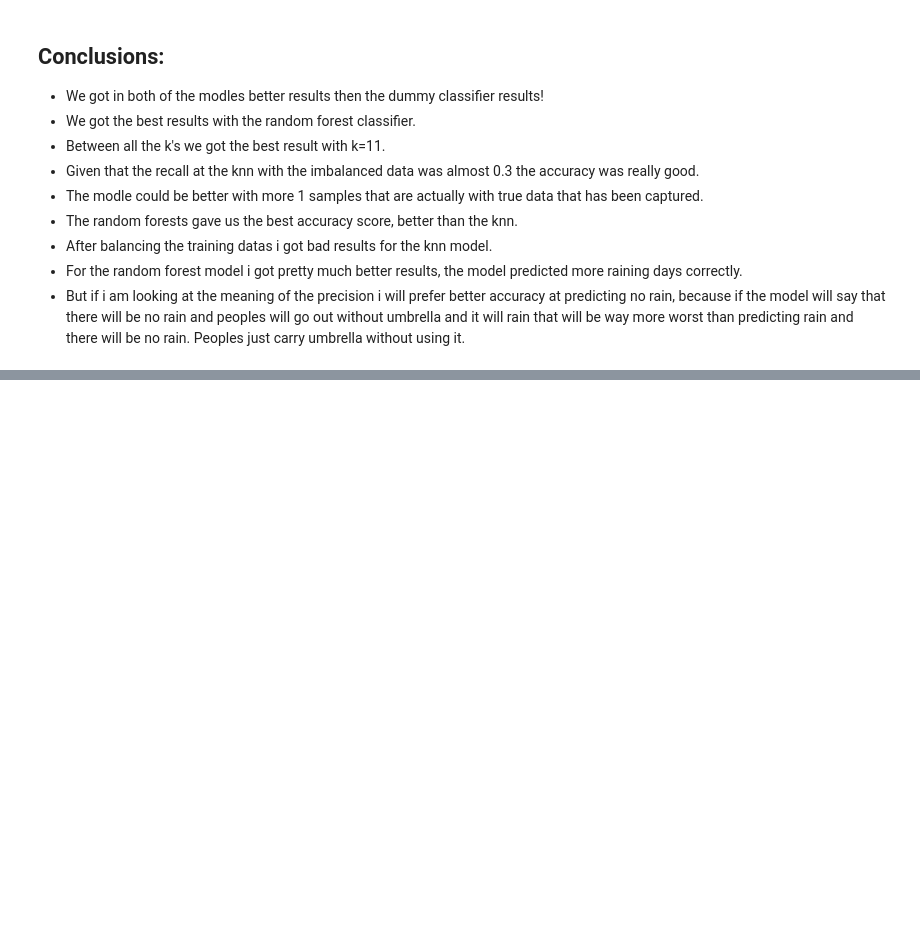
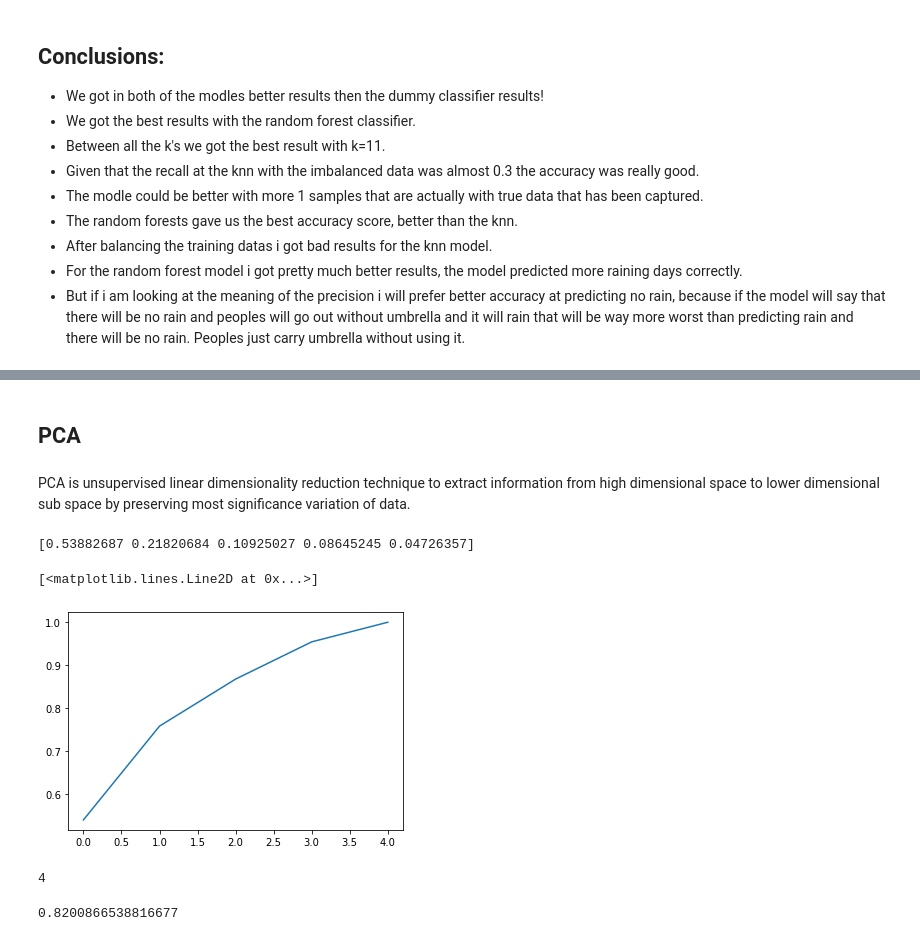
Before and after one commit to idobar1403/FinalProjectYear1, a Jupyter notebook: Classification.ipynb, the cells around one changed output, grey strips where cells are left out. Drawn from its saved outputs; the diff is of its cells as text; code cells hidden in the pictures; blank space fills up the shorter version.

Commit message:
Improving scores

```diff
--- a/Classification.ipynb
+++ b/Classification.ipynb
@@ -715,0 +732,25 @@ Accuracy: 0.8440230129980822
+# %% [markdown]
+## PCA
+# %% [markdown]
+PCA is unsupervised linear dimensionality reduction technique to extract information from high dimensional space to lower dimensional sub space by preserving most significance variation of data.
+# %%
+from sklearn.decomposition import PCA
+pca_model = PCA(n_components = 5)
+pca = pca_model.fit_transform(X)
+# %%
+variance=np.var(pca,axis=0)
+variance_ratio = variance/np.sum(variance)
+print(variance_ratio)
+# %% [output]
+[0.53882687 0.21820684 0.10925027 0.08645245 0.04726357]
+# %%
+X_train, X_test, y_train, y_test = train_test_split(pca, y, test_size = 0.2)
+# %%
+from sklearn.decomposition import PCA
+pca=PCA()
+pca.fit(X_train)
+sum=np.cumsum(pca.explained_variance_ratio_)
+plt.plot(sum)
+# %% [output]
+[<matplotlib.lines.Line2D at 0x...>]
+[figure, added]
@@ -715,0 +761,4 @@ Accuracy: 0.8440230129980822
+# %%
+pca.n_components_
+# %% [output]
+4
@@ -715,0 +773,4 @@ Accuracy: 0.8440230129980822
+# %%
+metrics.accuracy_score(y_test,neighpca_pred)
+# %% [output]
+0.8200866538816677
```
Also changed, not shown: parts of 11 cells of this notebook.
